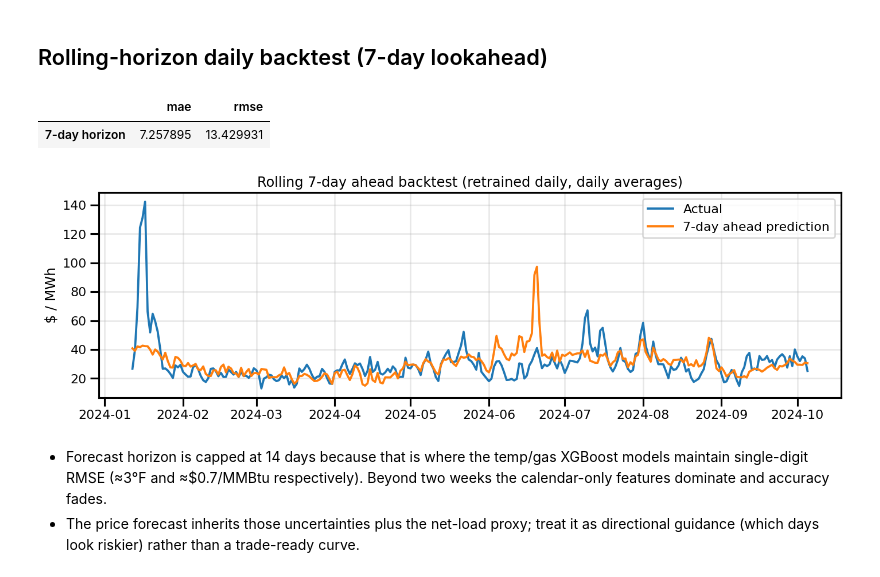
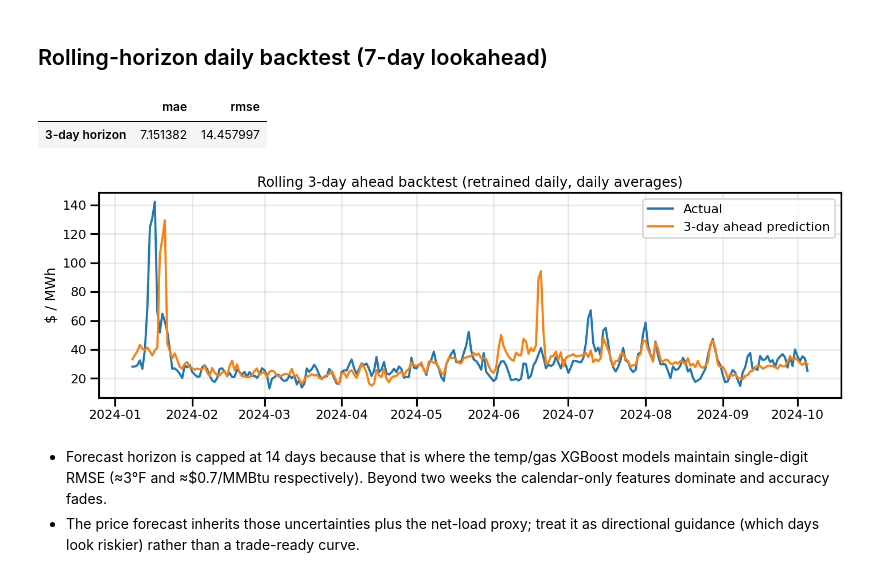
Before and after one commit to Terraform05/CFT-Energy-Analysis, a Jupyter notebook: combined_analysis.ipynb, the cells around one changed output. Cells and saved outputs as stored; diff of their text form; code cells hidden in the pictures.

```diff
--- a/combined_analysis.ipynb
+++ b/combined_analysis.ipynb
@@ -800,7 +800,7 @@ expected month_cos, month_sin in input data
 # %%
 
 # Construct daily aggregates for walk-forward evaluation
-rolling_horizon = 7  # days ahead
+rolling_horizon = 3  # days ahead
 warmup_days = 90
 
 daily_features = (
@@ -856,35 +856,35 @@ for idx in range(warmup_days, len(daily_dates) - rolling_horizon):
         'pred_price': pred
     })
 
 rolling_df = pd.DataFrame(records)
 if rolling_df.empty:
     print('Rolling backtest skipped (insufficient data).')
 else:
     rolling_metrics = {
         'mae': mean_absolute_error(rolling_df['actual_price'], rolling_df['pred_price']),
         'rmse': mean_squared_error(rolling_df['actual_price'], rolling_df['pred_price'], squared=False)
     }
     display(pd.DataFrame([rolling_metrics], index=[f'{rolling_horizon}-day horizon']))
 
     fig, ax = plt.subplots(figsize=(12, 4))
     ax.plot(rolling_df['date'], rolling_df['actual_price'], label='Actual', color='tab:blue')
     ax.plot(rolling_df['date'], rolling_df['pred_price'], label=f'{rolling_horizon}-day ahead prediction', color='tab:orange')
     ax.set_ylabel('$ / MWh')
     ax.set_title(f'Rolling {rolling_horizon}-day ahead backtest (retrained daily, daily averages)')
     ax.legend()
     ax.grid(True, alpha=0.3)
     plt.tight_layout()
     plt.show()
 
     plot_path = PLOTS_DIR / 'combined_rolling_backtest.png'
     fig.savefig(plot_path, dpi=200, bbox_inches='tight')
     plt.close(fig)
 
     export_plot_data(rolling_df, 'combined_rolling_backtest.csv')
 # %% [output]
 |  | mae | rmse |
-| 7-day horizon | 7.257895 | 13.429931 |
+| 3-day horizon | 7.151382 | 14.457997 |
-[figure, old version]
+[figure, new version]
 # %% [markdown]
 
 - Forecast horizon is capped at 14 days because that is where the temp/gas XGBoost models maintain single-digit RMSE (≈3°F and ≈$0.7/MMBtu respectively). Beyond two weeks the calendar-only features dominate and accuracy fades.
```
Also changed, not shown: 2 other files.
